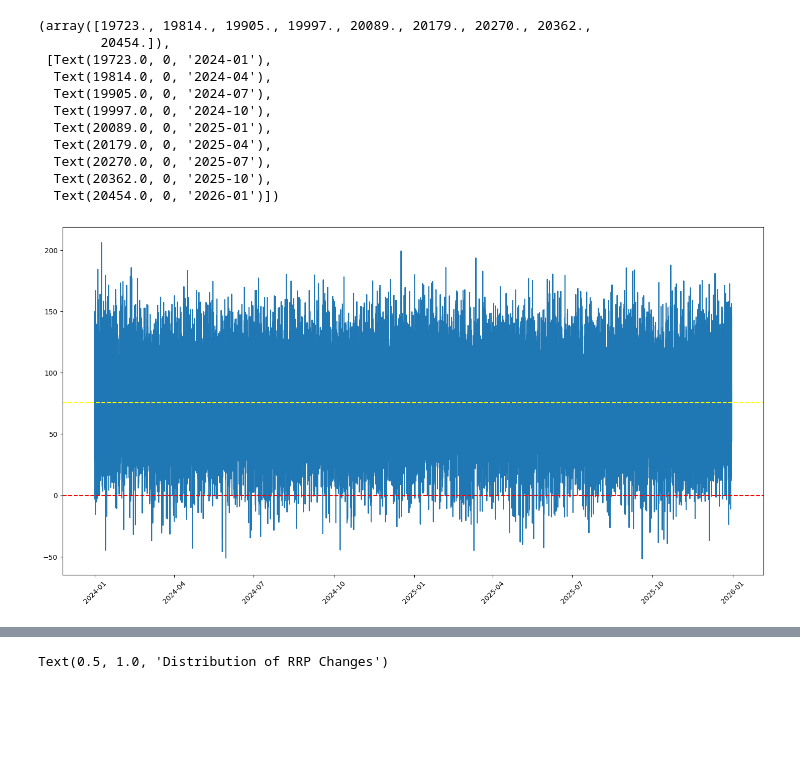
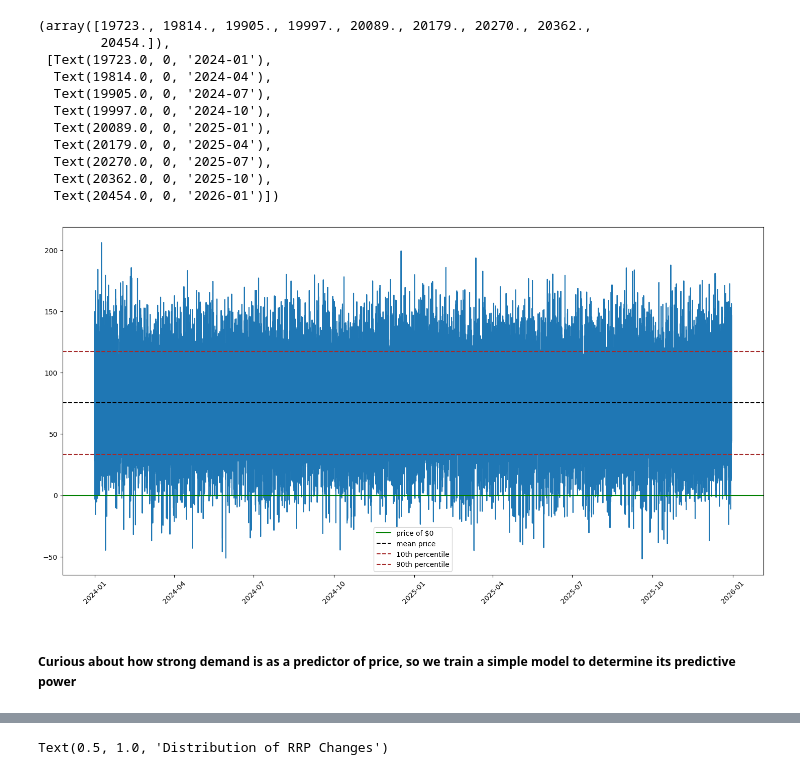
Before and after one commit to ethant527/Energy, a Jupyter notebook: subzeroprice.ipynb, the cells around one changed output, grey strips where cells are left out. Saved outputs shown, nothing was run; the diff lists cells and outputs as text; code cells hidden in the pictures; blank space fills up the shorter version.

```diff
--- a/subzeroprice.ipynb
+++ b/subzeroprice.ipynb
@@ -2,0 +36,14 @@
+# %%
+df = df.with_columns([
+    # total available intermittent renewables
+    (pl.col("gen_solar_rooftop") + pl.col("gen_solar_utility") + pl.col("gen_wind")).alias("total_renewables"),
+]).with_columns([
+    # net Demand
+    (pl.col("TOTALDEMAND") - pl.col("total_renewables")).alias("net_demand"),
+    # renewable fraction (clamped to avoid dividing by zero if demand is weird)
+    (pl.col("total_renewables") / pl.col("TOTALDEMAND").clip(lower_bound=1)).alias("renewable_share")
+]).with_columns([
+    # positive means discharging to grid, negative means charging (absorbing grid load)
+    (pl.col("gen_battery_discharging") - pl.col("gen_battery_charging")).alias("net_battery_generation"),
+    (pl.col("net_demand") * pl.col("temperature")).alias("net_demand_thermal_load")
+])
@@ -2,0 +113,23 @@
+# %%
+
+df = df.with_columns([
+
+    pl.col("SETTLEMENTDATE").dt.hour().alias("hour"),
+    pl.col("SETTLEMENTDATE").dt.weekday().alias("weekday"),
+    # checking if weekend
+    pl.col("SETTLEMENTDATE").dt.weekday().is_in([6, 7]).cast(pl.Int8).alias("is_weekend")
+
+]).with_columns([
+
+    # sine/cosine encoding for smooth hour transitions
+    (pl.col("hour") * (2 * np.pi / 24)).sin().alias("hour_sin"),
+    (pl.col("hour") * (2 * np.pi / 24)).cos().alias("hour_cos"),
+    (pl.col("weekday") * (2 * np.pi / 24)).cos().alias("weekday_sin"),
+    (pl.col("weekday") * (2 * np.pi / 24)).cos().alias("weekday_cos")
+
+]).with_columns([
+    pl.col("RRP").shift(-1).alias("target_next_RRP") # this is what we want to predict
+])
+
+# need to drop the very last row of the dataset because it won't have a next price
+df = df.drop_nulls(subset=["target_next_RRP"])
@@ -75,22 +230,27 @@ shape: (12, 2)
 # %%
 plt.figure(figsize=(18, 9))
 plt.plot(df["SETTLEMENTDATE"], df["RRP"])
-plt.axhline(y = 0, color = 'red', linestyle = '--')
-plt.axhline(y = df["RRP"].mean(), color = 'yellow', linestyle = '--')
+plt.axhline(y = 0, color = 'green', linestyle = '-', label = "price of $0")
+plt.axhline(y = df["RRP"].mean(), color = 'black', linestyle = '--', label = "mean price")
+plt.axhline(y = df["RRP"].quantile(0.1), color = 'brown', linestyle = '--', label = "10th percentile")
+plt.axhline(y = df["RRP"].quantile(0.9), color = 'brown', linestyle = '--', label = "90th percentile")
+plt.legend()
 plt.xticks(rotation=45)
 # %% [output]
 (array([19723., 19814., 19905., 19997., 20089., 20179., 20270., 20362.,
         20454.]),
  [Text(19723.0, 0, '2024-01'),
   Text(19814.0, 0, '2024-04'),
   Text(19905.0, 0, '2024-07'),
   Text(19997.0, 0, '2024-10'),
   Text(20089.0, 0, '2025-01'),
   Text(20179.0, 0, '2025-04'),
   Text(20270.0, 0, '2025-07'),
   Text(20362.0, 0, '2025-10'),
   Text(20454.0, 0, '2026-01')])
-[figure, old version]
+[figure, new version]
+# %% [markdown]
+##### Curious about how strong demand is as a predictor of price, so we train a simple model to determine its predictive power
 # %%
 df = (df
     .with_columns((pl.col("TOTALDEMAND") ** 2).alias("TOTALDEMAND_SQ"))
```
Also changed, not shown: parts of 118 cells of this notebook, 1 other file.
